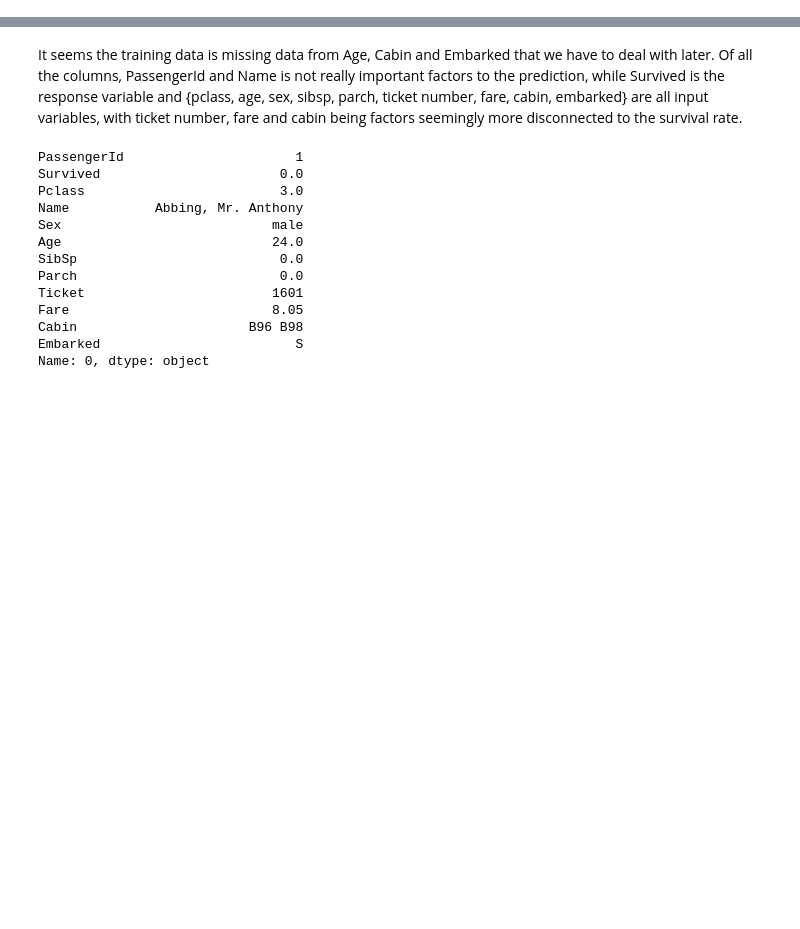
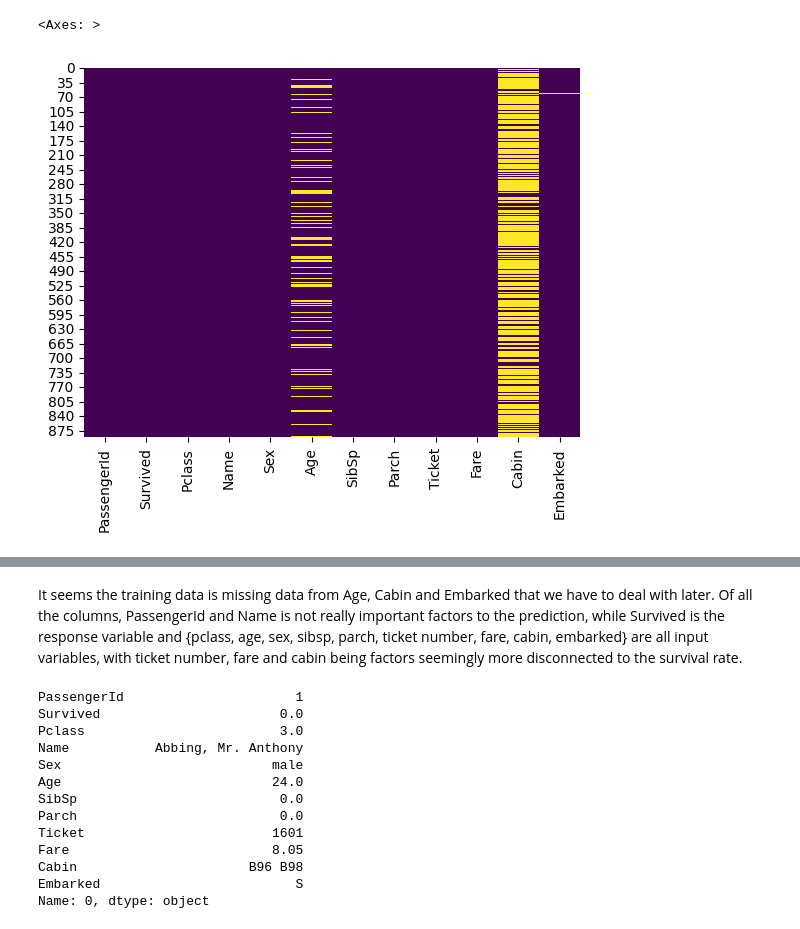
Before and after one commit to jaytai3336/Titanic-Kraggle-Competition, a Jupyter notebook: notebooks/1. EDA (Exploratory Data Analysis).ipynb, the cells around one changed output, grey strips where cells are left out. Drawn from its saved outputs; the diff is of its cells as text; code cells hidden in the pictures; blank space fills up the shorter version.

```diff
--- a/notebooks/1. EDA (Exploratory Data Analysis).ipynb
+++ b/notebooks/1. EDA (Exploratory Data Analysis).ipynb
@@ -40,6 +99,13 @@ import matplotlib.pyplot as plt
 import seaborn as sns
 from scipy import stats
 # %%
-# Load the raw Titanic datasets
-train_data = pd.read_csv('../data/raw/train.csv')
-test_data = pd.read_csv('../data/raw/test.csv')
+# 1. Initial setup
+
+# Load the data
+df = pd.read_csv('../data/raw/train.csv')
+
+# Quick overview of the data
+print("Train Data:")
+print(df.head())
+print(df.info())
+print(df.describe(include="all"))
@@ -112,0 +138,8 @@ max      6.000000  512.329200
+# %%
+# 2. Visualise the missing data
+
+# Heatmap of missingness
+sns.heatmap(df.isnull(), cbar=False, cmap="viridis")
+# %% [output]
+<Axes: >
+[figure, added]
```
Also changed, not shown: parts of 28 cells of this notebook, 9 other files.
